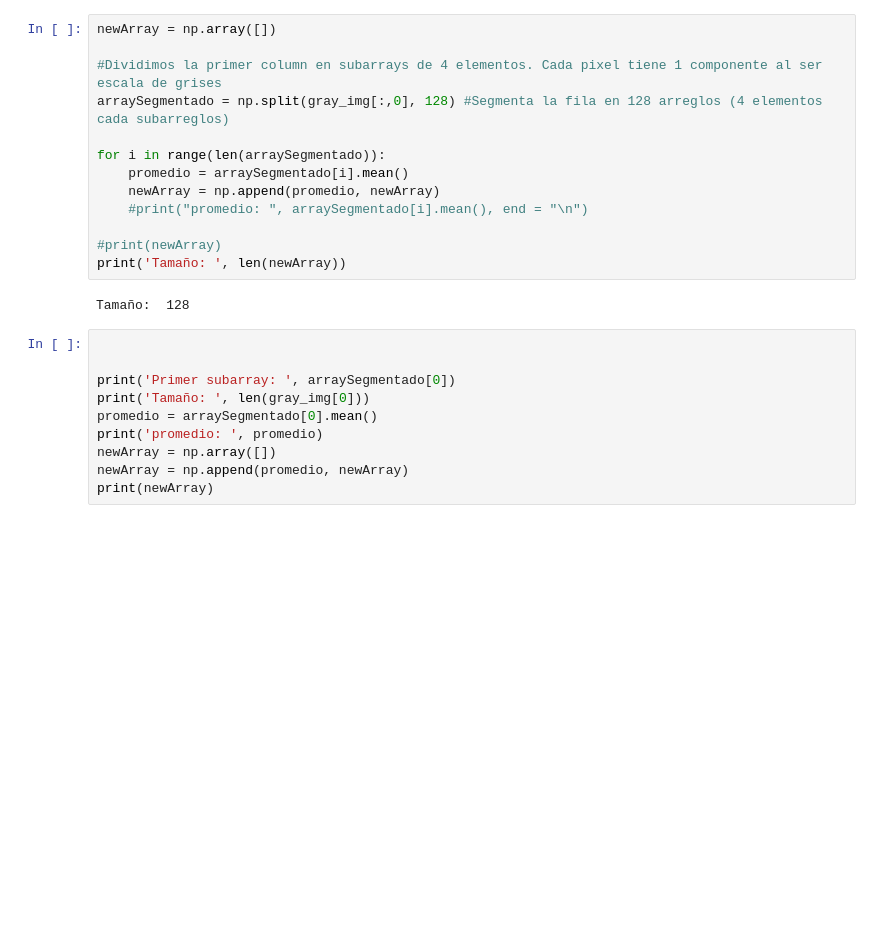
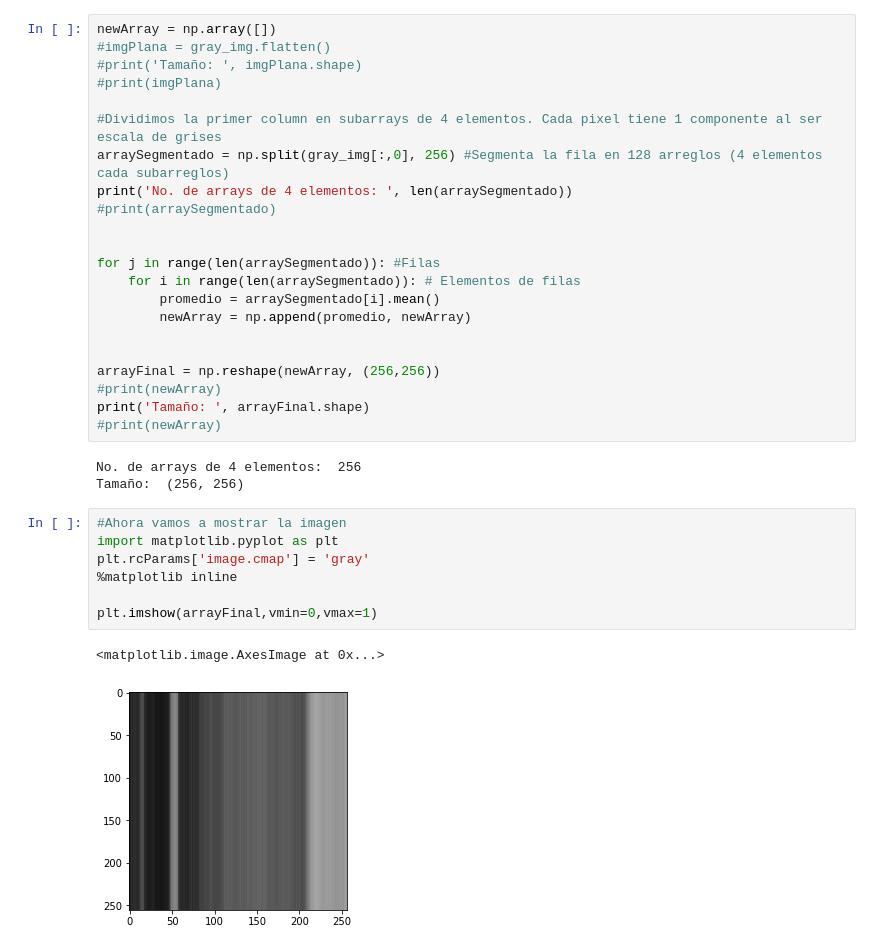
Before and after one commit to IanRamRev/Reconocimiento-de-Patrones, a Jupyter notebook: Practica1/4.2 Decimacion.ipynb, the cells around one changed output. Drawn from its saved outputs; the diff is of its cells as text; blank space fills up the shorter version.

```diff
--- a/Practica1/4.2 Decimacion.ipynb
+++ b/Practica1/4.2 Decimacion.ipynb
@@ -23,26 +23,36 @@ print(len(gray_img))
 [figure]
 # %%
 newArray = np.array([])
+#imgPlana = gray_img.flatten()
+#print('Tamaño: ', imgPlana.shape)
+#print(imgPlana)
 
 #Dividimos la primer column en subarrays de 4 elementos. Cada pixel tiene 1 componente al ser escala de grises
-arraySegmentado = np.split(gray_img[:,0], 128) #Segmenta la fila en 128 arreglos (4 elementos cada subarreglos)
+arraySegmentado = np.split(gray_img[:,0], 256) #Segmenta la fila en 128 arreglos (4 elementos cada subarreglos)
+print('No. de arrays de 4 elementos: ', len(arraySegmentado))
+#print(arraySegmentado)
 
-for i in range(len(arraySegmentado)):
-    promedio = arraySegmentado[i].mean()
-    newArray = np.append(promedio, newArray)
-    #print("promedio: ", arraySegmentado[i].mean(), end = "\n")
 
+for j in range(len(arraySegmentado)): #Filas
+    for i in range(len(arraySegmentado)): # Elementos de filas
+        promedio = arraySegmentado[i].mean()
+        newArray = np.append(promedio, newArray)
+
+
+arrayFinal = np.reshape(newArray, (256,256))
 #print(newArray)
-print('Tamaño: ', len(newArray))
+print('Tamaño: ', arrayFinal.shape)
+#print(newArray)
 # %% [output]
-Tamaño:  128
+No. de arrays de 4 elementos:  256
+Tamaño:  (256, 256)
-# %%
-
-
-print('Primer subarray: ', arraySegmentado[0])
-print('Tamaño: ', len(gray_img[0]))
-promedio = arraySegmentado[0].mean()
-print('promedio: ', promedio)
-newArray = np.array([])
-newArray = np.append(promedio, newArray)
-print(newArray)
+# %%
+#Ahora vamos a mostrar la imagen
+import matplotlib.pyplot as plt
+plt.rcParams['image.cmap'] = 'gray'
+%matplotlib inline
+
+plt.imshow(arrayFinal,vmin=0,vmax=1)
+# %% [output]
+<matplotlib.image.AxesImage at 0x...>
+[figure, added]
```
Also changed, not shown: parts of 1 cell of this notebook, 4 other files.
